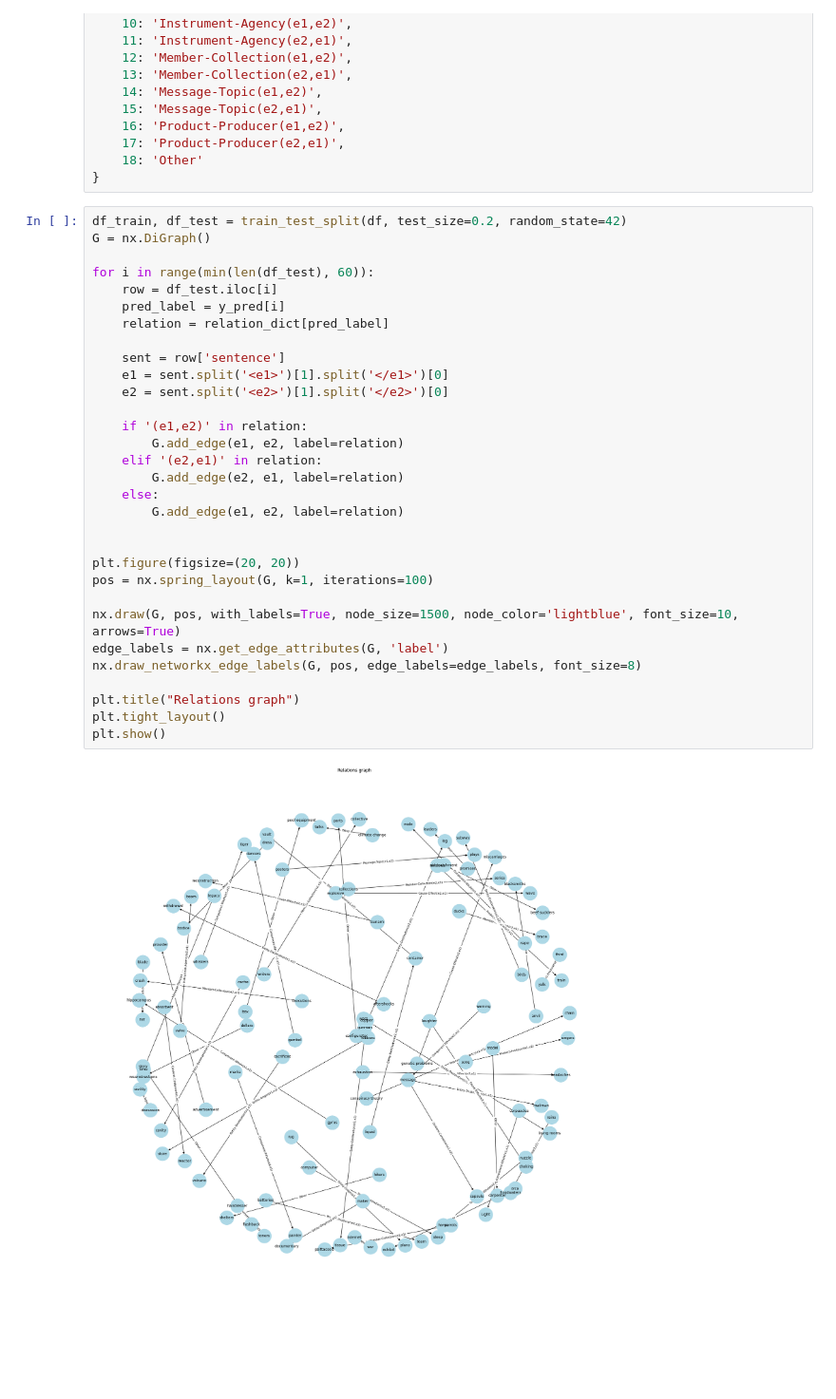
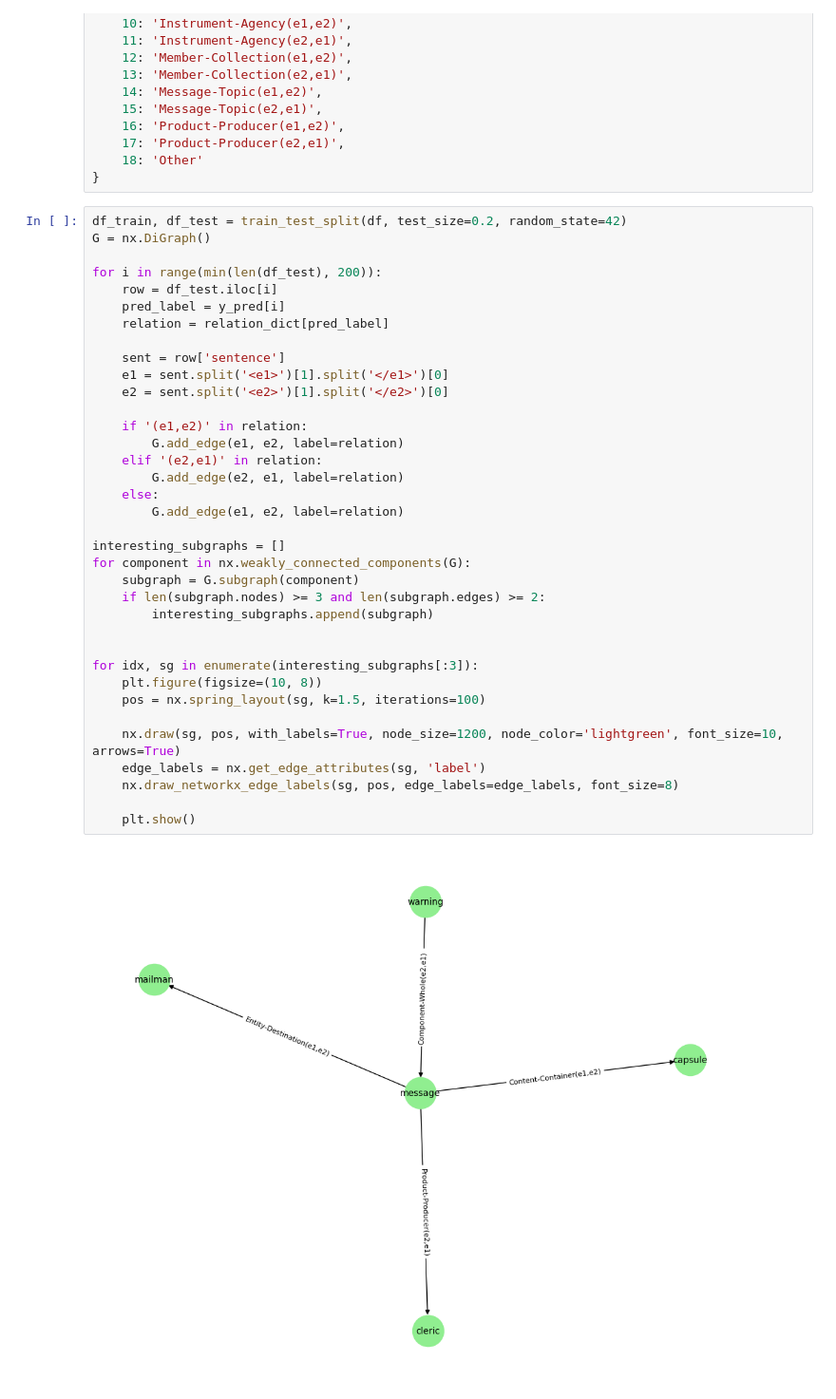
Before and after one commit to velgarita/KG_practice_2025, a Jupyter notebook: notebooks/classic_ml.ipynb, the cells around one changed output. Shown: that part at 95% size. Drawn from its saved outputs; the diff is of its cells as text; blank space fills up the shorter version.

Commit message:
change graph vizualization

```diff
--- a/notebooks/classic_ml.ipynb
+++ b/notebooks/classic_ml.ipynb
@@ -361,33 +361,38 @@ relation_dict = {
 # %%
 df_train, df_test = train_test_split(df, test_size=0.2, random_state=42)
 G = nx.DiGraph()
 
-for i in range(min(len(df_test), 60)):
+for i in range(min(len(df_test), 200)):
     row = df_test.iloc[i]
     pred_label = y_pred[i]
     relation = relation_dict[pred_label]
 
     sent = row['sentence']
     e1 = sent.split('<e1>')[1].split('</e1>')[0]
     e2 = sent.split('<e2>')[1].split('</e2>')[0]
 
     if '(e1,e2)' in relation:
         G.add_edge(e1, e2, label=relation)
     elif '(e2,e1)' in relation:
         G.add_edge(e2, e1, label=relation)
     else:
         G.add_edge(e1, e2, label=relation)
 
+interesting_subgraphs = []
+for component in nx.weakly_connected_components(G):
+    subgraph = G.subgraph(component)
+    if len(subgraph.nodes) >= 3 and len(subgraph.edges) >= 2:
+        interesting_subgraphs.append(subgraph)
 
-plt.figure(figsize=(20, 20))
-pos = nx.spring_layout(G, k=1, iterations=100)
 
-nx.draw(G, pos, with_labels=True, node_size=1500, node_color='lightblue', font_size=10, arrows=True)
-edge_labels = nx.get_edge_attributes(G, 'label')
-nx.draw_networkx_edge_labels(G, pos, edge_labels=edge_labels, font_size=8)
+for idx, sg in enumerate(interesting_subgraphs[:3]):
+    plt.figure(figsize=(10, 8))
+    pos = nx.spring_layout(sg, k=1.5, iterations=100)
 
-plt.title("Relations graph")
-plt.tight_layout()
-plt.show()
+    nx.draw(sg, pos, with_labels=True, node_size=1200, node_color='lightgreen', font_size=10, arrows=True)
+    edge_labels = nx.get_edge_attributes(sg, 'label')
+    nx.draw_networkx_edge_labels(sg, pos, edge_labels=edge_labels, font_size=8)
+
+    plt.show()
 # %% [output]
-[figure, old version]
+[figure, new version]
```
Also changed, not shown: parts of 1 cell of this notebook, 2 other files.
